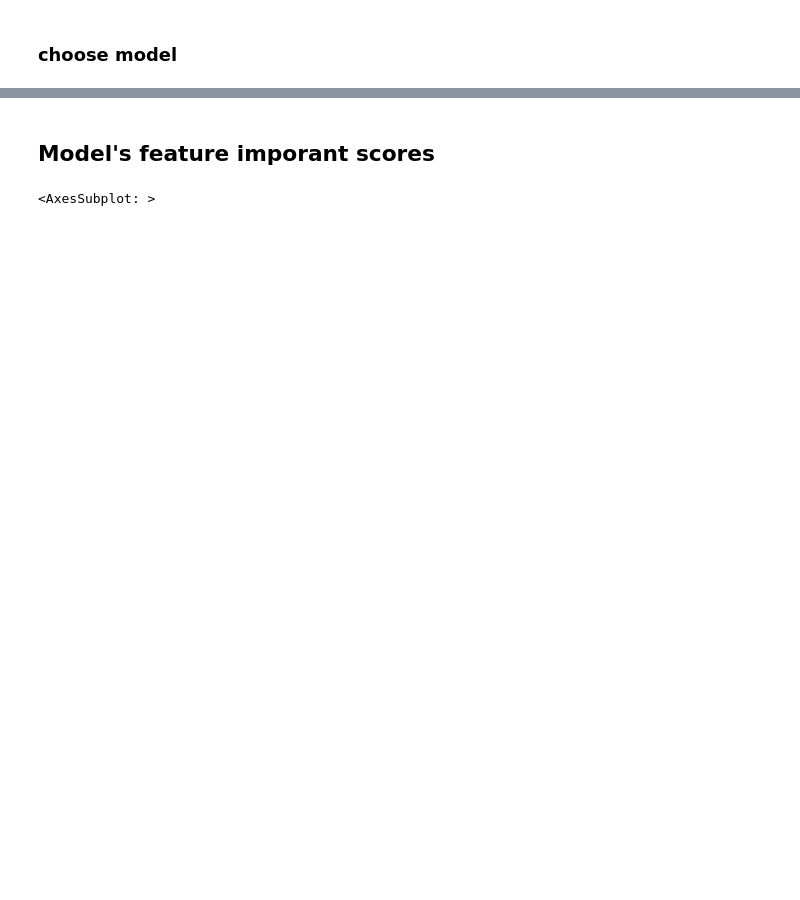
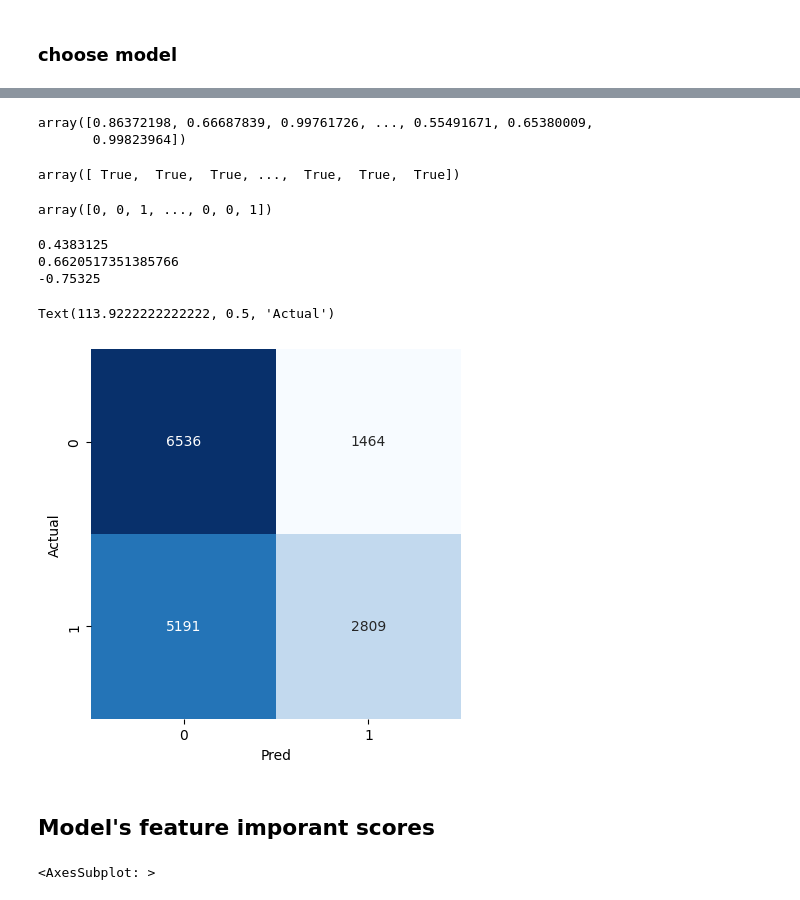
Before and after one commit to relew/matchPrediction, a Jupyter notebook: initialEvaluation.ipynb, the cells around one changed output, grey strips where cells are left out. Saved outputs shown, nothing was run; the diff lists cells and outputs as text; code cells hidden in the pictures; blank space fills up the shorter version.

```diff
--- a/initialEvaluation.ipynb
+++ b/initialEvaluation.ipynb
@@ -204,0 +305,9 @@ print(rx)
+# %%
+y_prediction
+# %% [output]
+array([0.86372198, 0.66687839, 0.99761726, ..., 0.55491671, 0.65380009,
+       0.99823964])
+# %%
+y_prediction>0.5
+# %% [output]
+array([ True,  True,  True, ...,  True,  True,  True])
@@ -205,3 +316,35 @@ print(rx)
+# %%
+y_prediction2
+# %% [output]
+array([0, 0, 1, ..., 0, 0, 1])
+# %%
+mse = mean_squared_error(y_test, y_prediction2)
+rmse = mean_squared_error(y_test, y_prediction2, squared=False)
+rx = r2_score(y_test, y_prediction2)
+
+print(mse)
+print(rmse)
+print(rx)
+# %% [output]
+0.4383125
+0.6620517351385766
+-0.75325
+# %%
+from sklearn.metrics import confusion_matrix
+import seaborn as sns
+
+y_predicted = model.predict_proba(X_test)[:,1] > 0.5
+mat = confusion_matrix(y_test, y_predicted)
+labels = ['0', '1']
+
+sns.heatmap(mat, square=True, annot=True, fmt='d', cbar=False, cmap='Blues',
+            xticklabels=labels, yticklabels=labels)
+
+plt.xlabel('Pred')
+plt.ylabel('Actual')
+# %% [output]
+Text(113.9222222222222, 0.5, 'Actual')
+[figure, added]
 # %% [markdown]
 ## Model's feature imporant scores
 # %%
```
Also changed, not shown: parts of 24 cells of this notebook, 2 other files.
